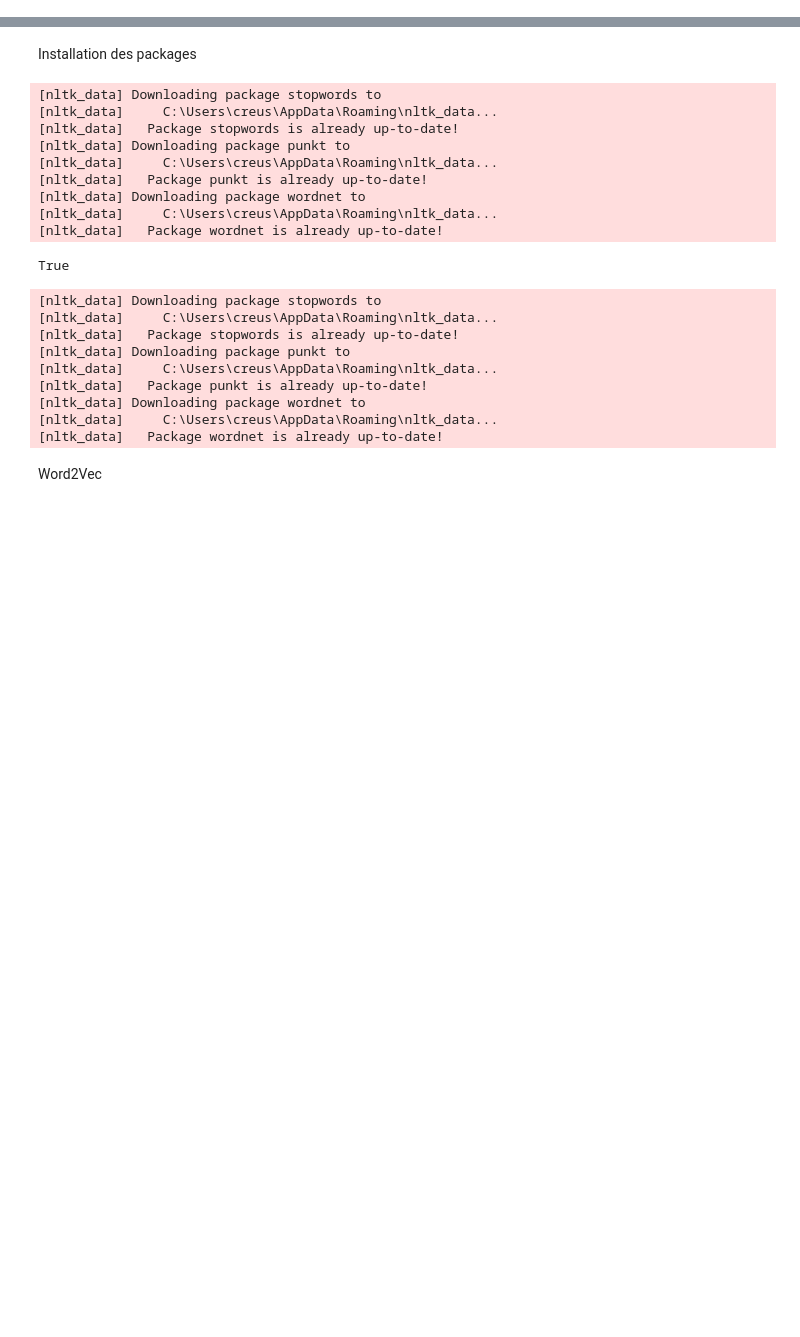
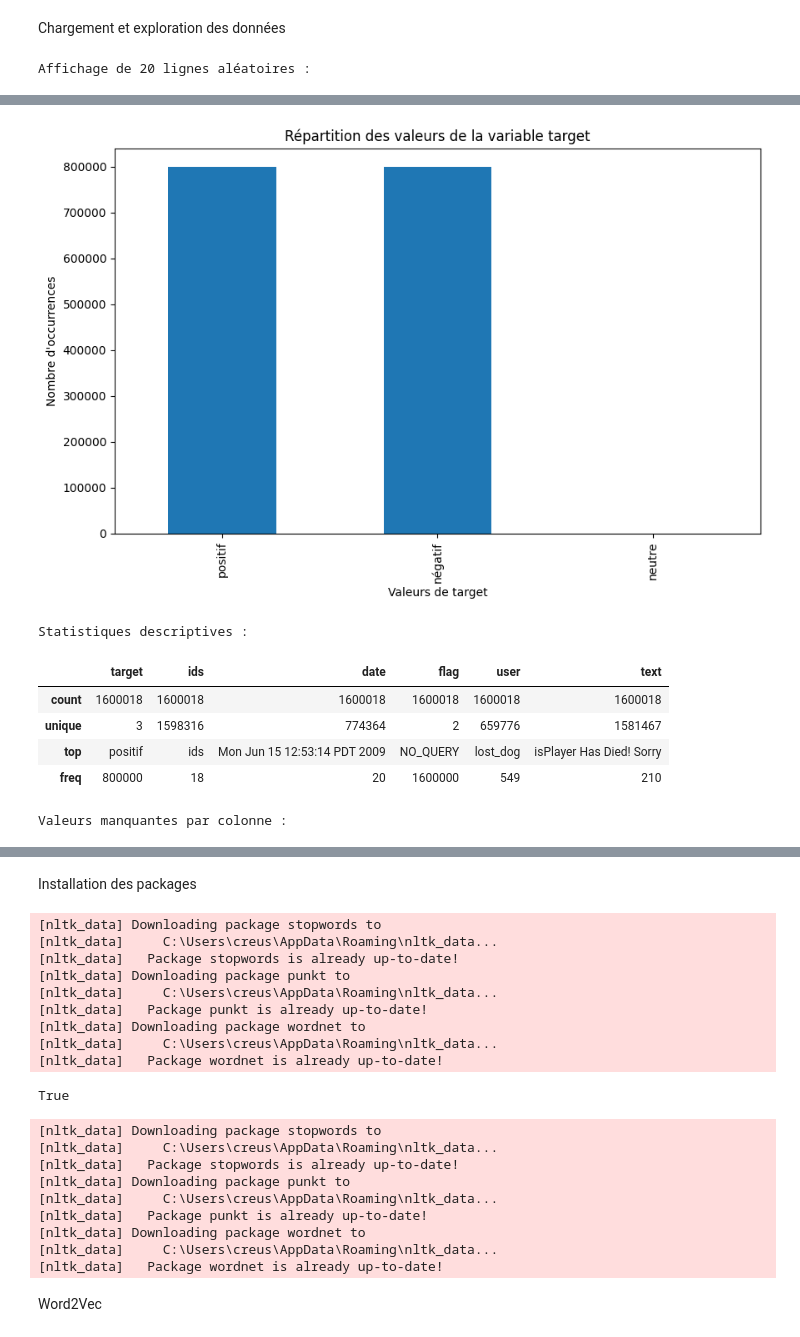
Before and after one commit to tomcre94/Projet7-AI, a Jupyter notebook: Creuse_Tom_2_scripts_notebook_modélisation_122024.ipynb, the cells around one changed output, grey strips where cells are left out. Saved outputs shown, nothing was run; the diff lists cells and outputs as text; code cells hidden in the pictures; blank space fills up the shorter version.

```diff
--- a/Creuse_Tom_2_scripts_notebook_modélisation_122024.ipynb
+++ b/Creuse_Tom_2_scripts_notebook_modélisation_122024.ipynb
@@ -95,0 +1,70 @@ dtype: int64
+# %% [markdown]
+Chargement et exploration des données
+# %%
+import csv
+import pandas as pd
+import matplotlib.pyplot as plt
+
+# Chemin du fichier
+file_path = 'Dataset_Init.csv'
+
+# Les titres que vous souhaitez ajouter
+headers = ["target", "ids", "date", "flag", "user", "text"]
+
+# Lire les données existantes
+with open(file_path, "r", encoding="utf-8") as file:
+    data = file.readlines()
+
+# Écrire les titres et ajouter les anciennes données
+with open(file_path, "w", encoding="utf-8") as file:
+    # Ajouter les titres
+    file.write(",".join(headers) + "\n")
+    # Ajouter les anciennes données
+    file.writelines(data)
+
+# Spécifiez les types de données pour les colonnes 0 et 1
+dtype_spec = {
+    "target": 'str',
+    "ids": 'str'
+}
+
+# Lire le fichier CSV avec les types de données spécifiés
+df = pd.read_csv(file_path, dtype=dtype_spec, low_memory=False)
+
+# Sélectionner 20 lignes aléatoires
+random_rows = df.sample(n=20)
+
+# Afficher les lignes sélectionnées
+print("Affichage de 20 lignes aléatoires :")
+display(random_rows)
+
+# Regroupement des valeurs de la colonne 'target' en catégories
+df['target'] = df['target'].apply(lambda x: 'positif' if x == '4' else 'négatif' if x == '0' else 'neutre')
+
+# Assurez-vous que toutes les catégories sont présentes
+df['target'] = pd.Categorical(df['target'], categories=['positif', 'négatif', 'neutre'])
+
+# Compter les occurrences de chaque valeur dans la colonne 'target'
+target_counts = df['target'].value_counts()
+
+# Créer un graphique à barres
+plt.figure(figsize=(10, 6))
+ax = target_counts.plot(kind='bar')
+plt.title('Répartition des valeurs de la variable target')
+plt.xlabel('Valeurs de target')
+plt.ylabel('Nombre d\'occurrences')
+
+# Modifier les noms des colonnes en abscisse
+ax.set_xticklabels(['positif', 'négatif', 'neutre'])
+
+plt.show()
+
+# Afficher les statistiques descriptives
+print("Statistiques descriptives :")
+display(df.describe(include='all'))
+
+# Afficher les valeurs manquantes
+print("Valeurs manquantes par colonne :")
+display(df.isnull().sum())
+# %% [output]
+Affichage de 20 lignes aléatoires :
@@ -95,0 +88,8 @@ dtype: int64
+[figure, added]
+Statistiques descriptives :
+|  | target | ids | date | flag | user | text |
+| count | 1600018 | 1600018 | 1600018 | 1600018 | 1600018 | 1600018 |
+| unique | 3 | 1598316 | 774364 | 2 | 659776 | 1581467 |
+| top | positif | ids | Mon Jun 15 12:53:14 PDT 2009 | NO_QUERY | lost_dog | isPlayer Has Died! Sorry |
+| freq | 800000 | 18 | 20 | 1600000 | 549 | 210 |
+Valeurs manquantes par colonne :
```
Also changed, not shown: parts of 19 cells of this notebook, 4 other files.
